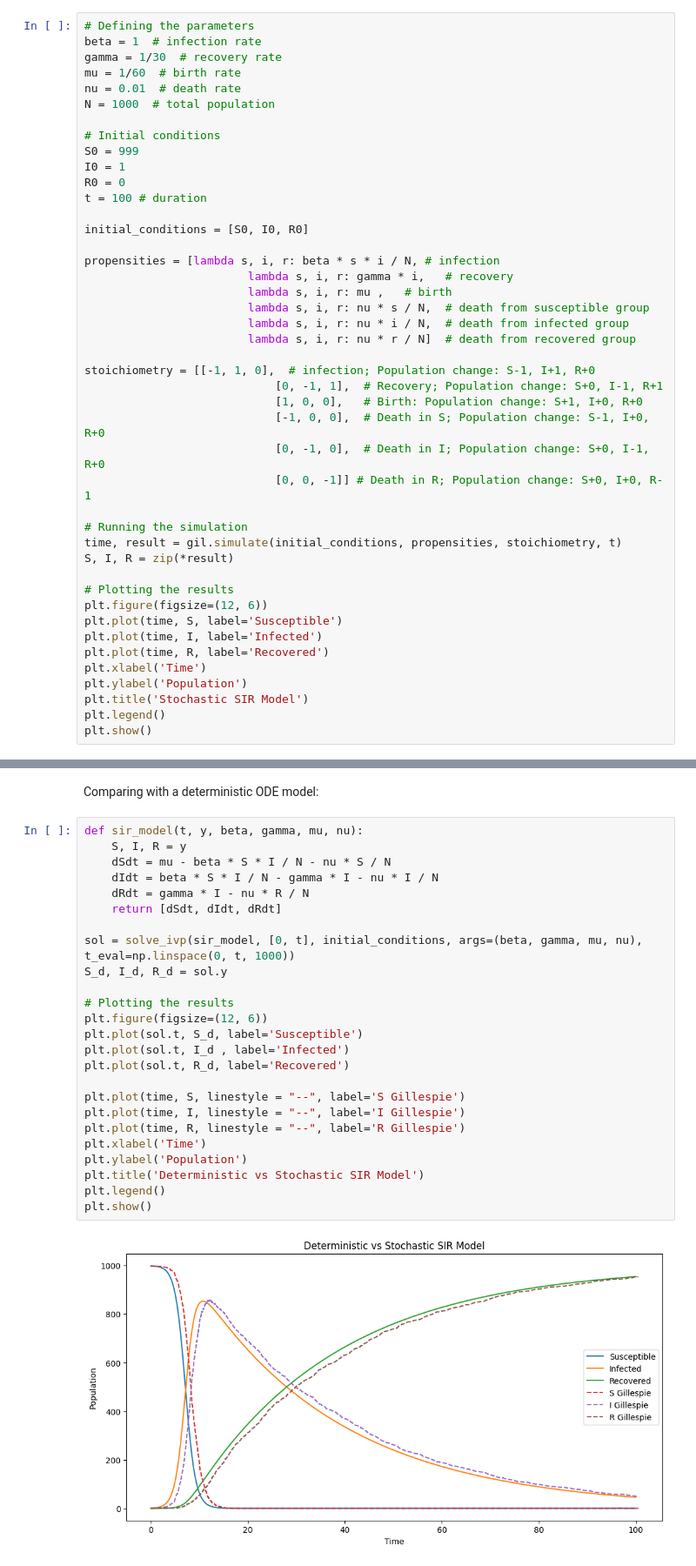
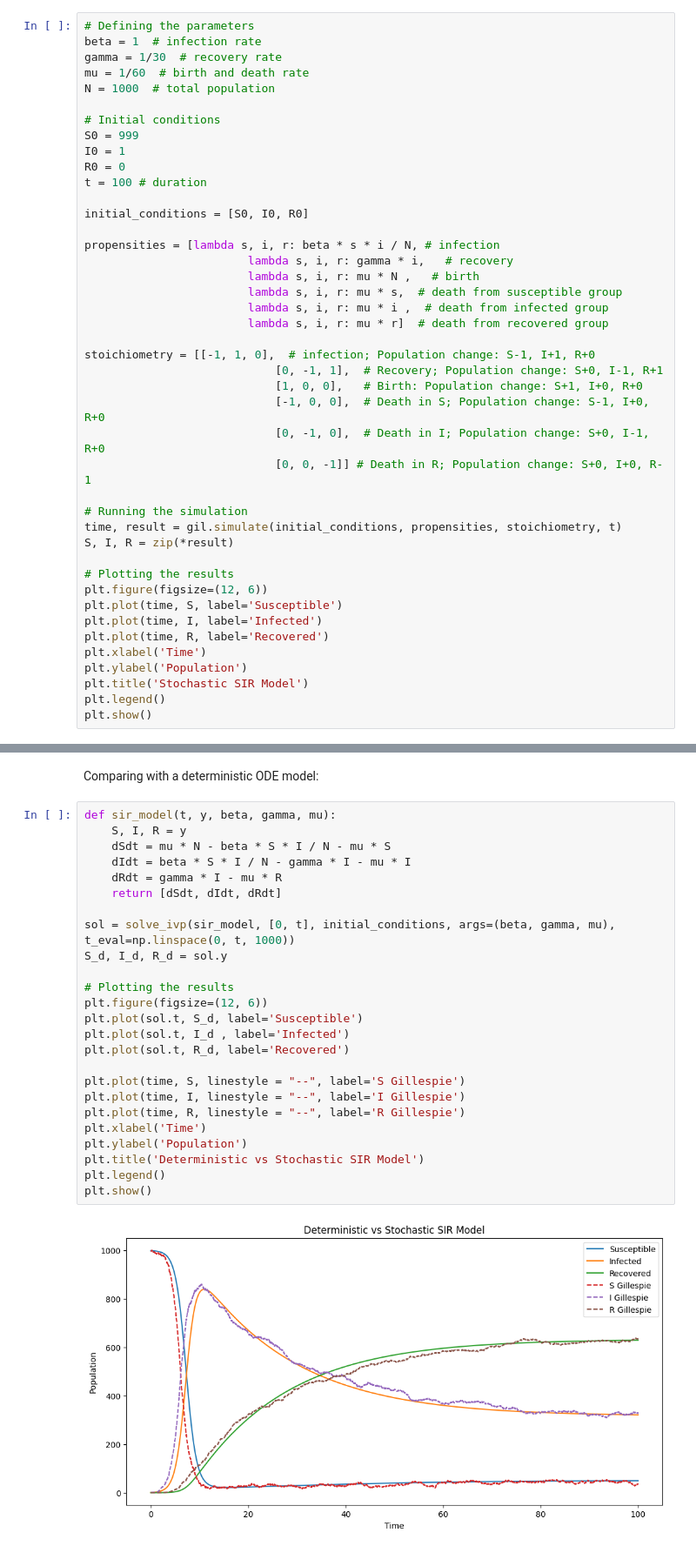
Before and after one commit to sofiatete/ICS_Assignment2, a Jupyter notebook: project.ipynb, the cells around one changed output, grey strips where cells are left out. Shown: that part at 87% size. Drawn from its saved outputs; the diff is of its cells as text.

```diff
--- a/project.ipynb
+++ b/project.ipynb
@@ -17,8 +52,7 @@ For the Gillespie's algorithm, we need to define the events and their rates from
 # Defining the parameters
 beta = 1  # infection rate
 gamma = 1/30  # recovery rate
-mu = 1/60  # birth rate
-nu = 0.01  # death rate
+mu = 1/60  # birth and death rate
 N = 1000  # total population
 
 # Initial conditions
@@ -31,10 +65,10 @@ initial_conditions = [S0, I0, R0]
 
 propensities = [lambda s, i, r: beta * s * i / N, # infection
                         lambda s, i, r: gamma * i,   # recovery
-                        lambda s, i, r: mu ,   # birth
-                        lambda s, i, r: nu * s / N,  # death from susceptible group
-                        lambda s, i, r: nu * i / N,  # death from infected group
-                        lambda s, i, r: nu * r / N]  # death from recovered group
+                        lambda s, i, r: mu * N ,   # birth
+                        lambda s, i, r: mu * s,  # death from susceptible group
+                        lambda s, i, r: mu * i ,  # death from infected group
+                        lambda s, i, r: mu * r]  # death from recovered group
 
 stoichiometry = [[-1, 1, 0],  # infection; Population change: S-1, I+1, R+0
                             [0, -1, 1],  # Recovery; Population change: S+0, I-1, R+1
@@ -62,29 +96,29 @@ plt.show()
 # %% [markdown]
 Comparing with a deterministic ODE model:
 # %%
-def sir_model(t, y, beta, gamma, mu, nu):
+def sir_model(t, y, beta, gamma, mu):
     S, I, R = y
-    dSdt = mu - beta * S * I / N - nu * S / N
-    dIdt = beta * S * I / N - gamma * I - nu * I / N
-    dRdt = gamma * I - nu * R / N
+    dSdt = mu * N - beta * S * I / N - mu * S
+    dIdt = beta * S * I / N - gamma * I - mu * I
+    dRdt = gamma * I - mu * R
     return [dSdt, dIdt, dRdt]
 
-sol = solve_ivp(sir_model, [0, t], initial_conditions, args=(beta, gamma, mu, nu), t_eval=np.linspace(0, t, 1000))
+sol = solve_ivp(sir_model, [0, t], initial_conditions, args=(beta, gamma, mu), t_eval=np.linspace(0, t, 1000))
 S_d, I_d, R_d = sol.y
 
 # Plotting the results
 plt.figure(figsize=(12, 6))
 plt.plot(sol.t, S_d, label='Susceptible')
 plt.plot(sol.t, I_d , label='Infected')
 plt.plot(sol.t, R_d, label='Recovered')
 
 plt.plot(time, S, linestyle = "--", label='S Gillespie')
 plt.plot(time, I, linestyle = "--", label='I Gillespie')
 plt.plot(time, R, linestyle = "--", label='R Gillespie')
 plt.xlabel('Time')
 plt.ylabel('Population')
 plt.title('Deterministic vs Stochastic SIR Model')
 plt.legend()
 plt.show()
 # %% [output]
-[figure, old version]
+[figure, new version]
```
Also changed, not shown: parts of 7 cells of this notebook.
